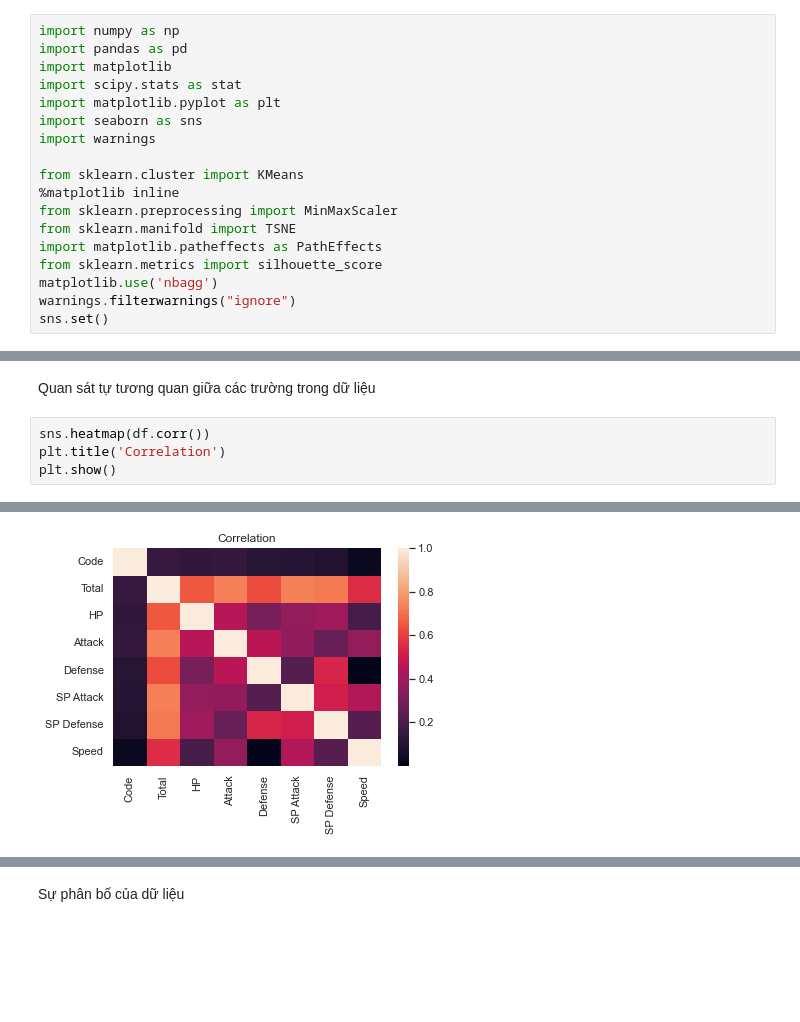
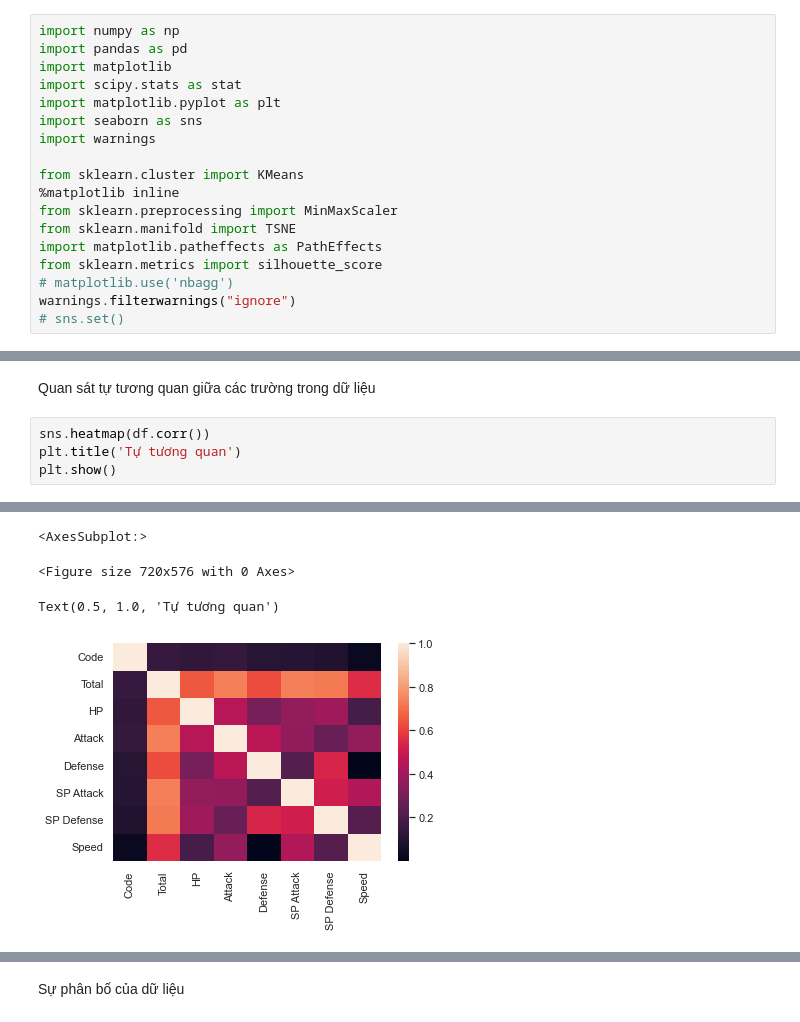
Before and after one commit to huynhngocthuat/datascience-pokemon-clustering, a Jupyter notebook: Tiểu luận cuối kì KHDL.ipynb, the cells around one changed output, grey strips where cells are left out. Cells and saved outputs as stored; diff of their text form; blank space fills up the shorter version.

```diff
--- a/Tiểu luận cuối kì KHDL.ipynb
+++ b/Tiểu luận cuối kì KHDL.ipynb
@@ -29,9 +36,9 @@ from sklearn.preprocessing import MinMaxScaler
 from sklearn.manifold import TSNE
 import matplotlib.patheffects as PathEffects
 from sklearn.metrics import silhouette_score
-matplotlib.use('nbagg')
+# matplotlib.use('nbagg')
 warnings.filterwarnings("ignore")
-sns.set()
+# sns.set()
 # %% [markdown]
 #### 2. Đọc dữ liệu pokemon từ file csv
 # %%
@@ -69,6 +76,6 @@ memory usage: 92.5+ KB
 Quan sát tự tương quan giữa các trường trong dữ liệu
 # %%
 sns.heatmap(df.corr())
-plt.title('Correlation')
+plt.title('Tự tương quan')
 plt.show()
 # %% [output]
@@ -77 +82,4 @@ plt.show()
+<AxesSubplot:>
+<Figure size 720x576 with 0 Axes>
+Text(0.5, 1.0, 'Tự tương quan')
-[figure, old version]
+[figure, new version]
```
Also changed, not shown: parts of 11 cells of this notebook, 5 other files.
